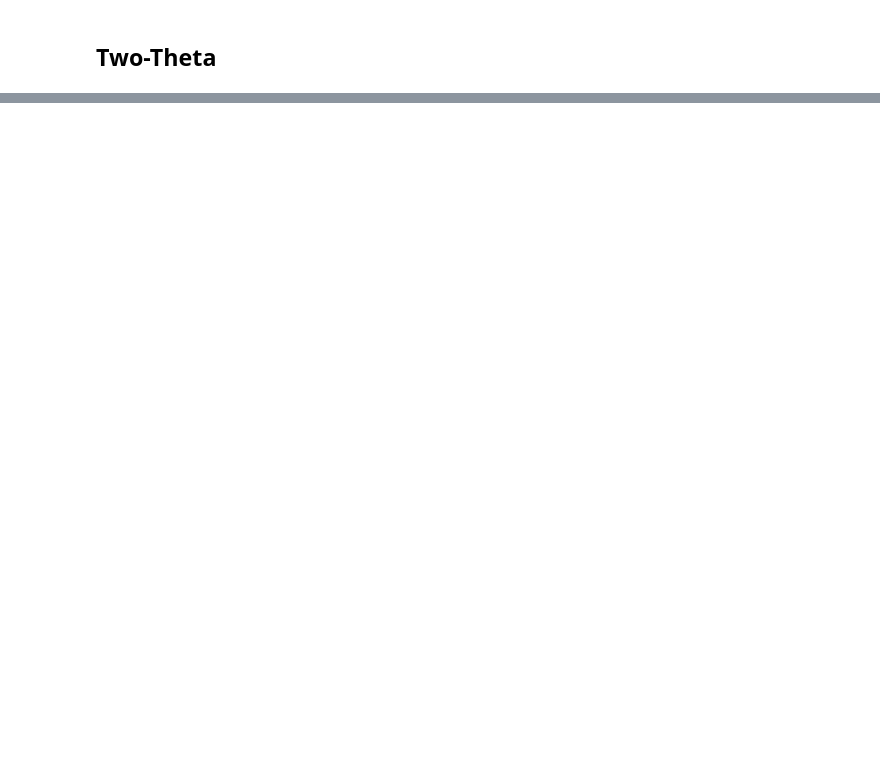
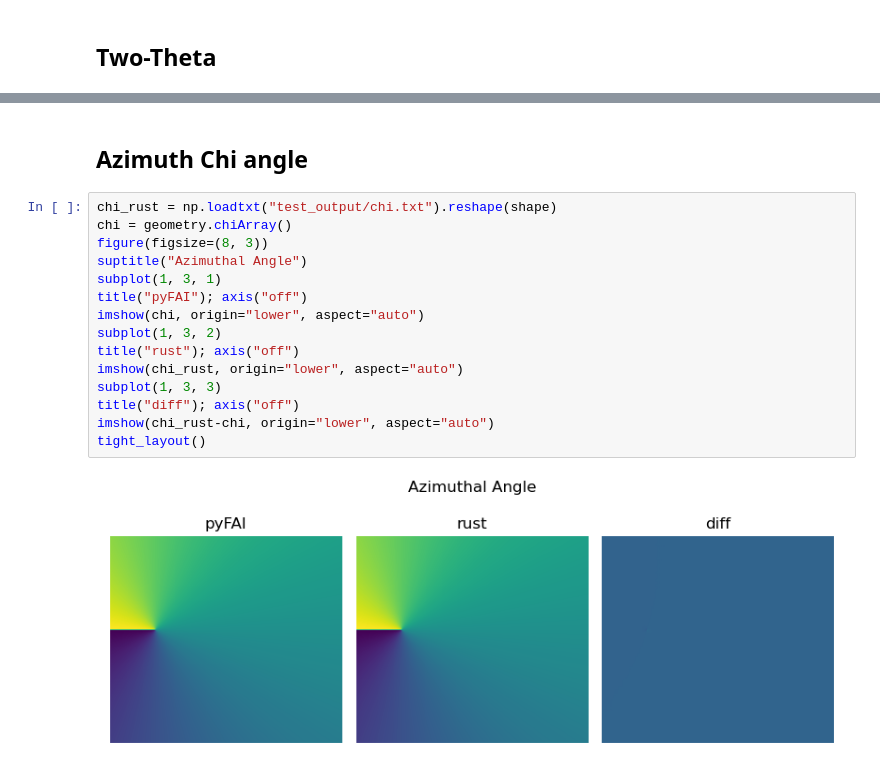
Before and after one commit to CPrescher/Dioptrin, a Jupyter notebook: notebooks/geometry_test_check.ipynb, the cells around one changed output, grey strips where cells are left out. Drawn from its saved outputs; the diff is of its cells as text; blank space fills up the shorter version.

Commit message:
added chi (azimuthal) calculation

```diff
--- a/notebooks/geometry_test_check.ipynb
+++ b/notebooks/geometry_test_check.ipynb
@@ -156,0 +163,19 @@ Two Theta Value at 3465: 0.7538112204745206
+# %% [markdown]
+## Azimuth Chi angle
+# %%
+chi_rust = np.loadtxt("test_output/chi.txt").reshape(shape)
+chi = geometry.chiArray()
+figure(figsize=(8, 3))
+suptitle("Azimuthal Angle")
+subplot(1, 3, 1)
+title("pyFAI"); axis("off")
+imshow(chi, origin="lower", aspect="auto")
+subplot(1, 3, 2)
+title("rust"); axis("off")
+imshow(chi_rust, origin="lower", aspect="auto")
+subplot(1, 3, 3)
+title("diff"); axis("off")
+imshow(chi_rust-chi, origin="lower", aspect="auto")
+tight_layout()
+# %% [output]
+[figure, added]
```
Also changed, not shown: parts of 9 cells of this notebook, 1 other file.
